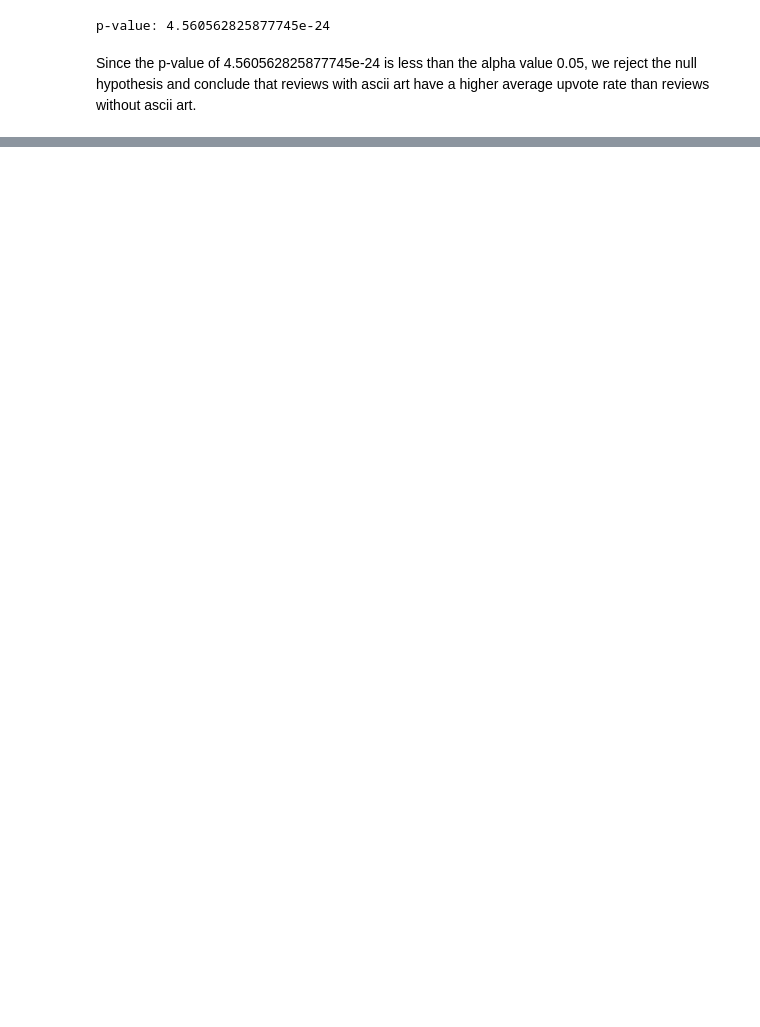
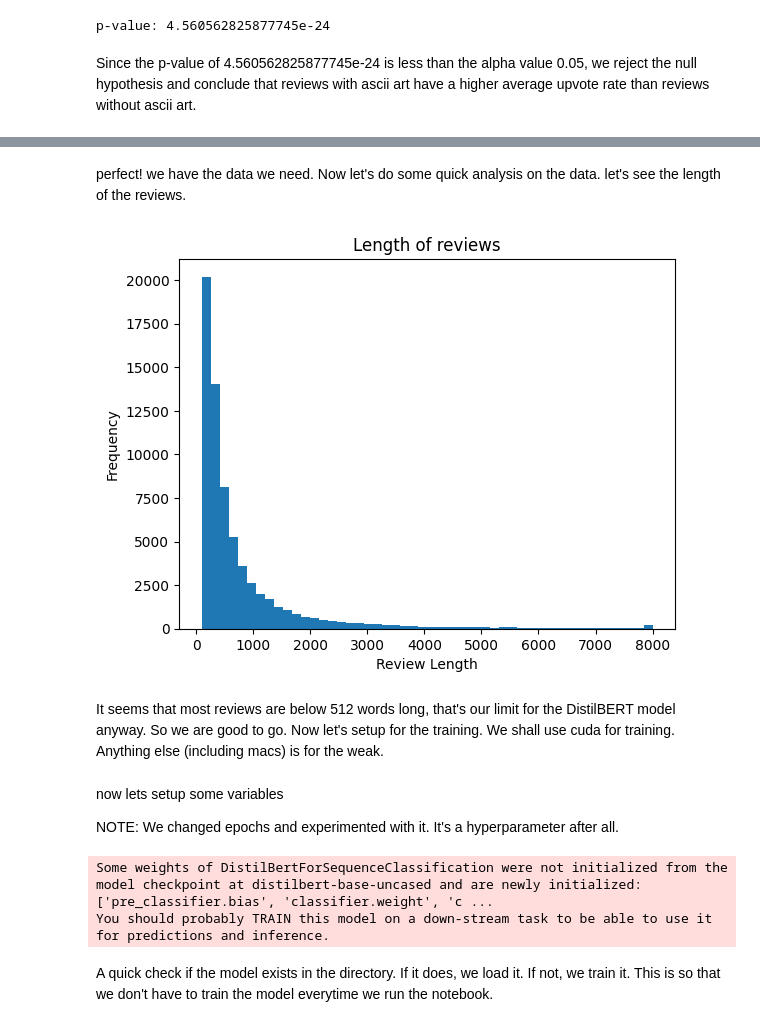
Before and after one commit to Loldude0/CMSC320-cyberpunk, a Jupyter notebook: exploration.ipynb, the cells around one changed output, grey strips where cells are left out. Cells and saved outputs as stored; diff of their text form; code cells hidden in the pictures; blank space fills up the shorter version.

Commit message:
model

```diff
--- a/exploration.ipynb
+++ b/exploration.ipynb
@@ -262,0 +349,15 @@ plt.show()
+# %%
+df2 = df[['language', 'review', 'voted_up_for_game', 'hours_played', 'steam_purchase', 'has_ascii_art']]
+
+df2 = df2.dropna() #remove rows that have missing values
+df2 = df2[df2['review'] != ''] #remove rows that have empty strings because they are not useful
+df2 = df2[df2['hours_played'] > 25] #remove rows that have less than 25 hours played as theyre useless
+df2 = df2[df2['language'] == 'english'] #remove rows if language is not english in order to simplify the analysis
+df2 = df2[df2['steam_purchase'] == True] #remove troll reviews
+df2 = df2[df2['has_ascii_art'] == False] #we're not here to analyze ascii art but to analyze the reviews
+df2 = df2[df2['review'].apply(lambda x: len(x.split()) > 25)] #remove rows that have less than 25 words as they are not useful
+df2 = df2[~df2['review'].str.contains('█')] #remove rows that have the block character as they are not useful
+df2 = df2[['review', 'voted_up_for_game']] #now keep only the columns that are useful for the model since we have removed the rest
+df2['voted_up_for_game'] = df2['voted_up_for_game'].map({True: 1, False: 0}) #we now map the boolean values to 1 and 0
+df2 = df2.dropna()
+df2 = df2.drop_duplicates()
@@ -262,0 +387,13 @@ plt.show()
+# %% [markdown]
+perfect! we have the data we need. Now let's do some quick analysis on the data. let's see the length of the reviews.
+# %%
+#plot length of reviews
+plt.hist(df2['review'].apply(len), bins=50)
+plt.xlabel('Review Length')
+plt.ylabel('Frequency')
+plt.title('Length of reviews')
+plt.show()
+# %% [output]
+[figure, added]
+# %% [markdown]
+It seems that most reviews are below 512 words long, that's our limit for the DistilBERT model anyway. So we are good to go. Now let's setup for the training. We shall use cuda for training. Anything else (including macs) is for the weak.
@@ -262,0 +402,19 @@ plt.show()
+# %% [markdown]
+now lets setup some variables
+
+NOTE: We changed epochs and experimented with it. It's a hyperparameter after all.
+# %%
+tokenizer = DistilBertTokenizer.from_pretrained("distilbert-base-uncased")
+model = DistilBertForSequenceClassification.from_pretrained('distilbert-base-uncased', num_labels=2).to(device)
+max_length = 512
+batch_size = 8
+optimizer = Adam(model.parameters(), lr=1e-5)
+scheduler = torch.optim.lr_scheduler.ReduceLROnPlateau(optimizer, mode='min', factor=0.1, patience=1, verbose=True)
+epochs = 2 #this has been changed, we have experimented with this
+training_loss = []
+validation_loss = []
+# %% [output]
+Some weights of DistilBertForSequenceClassification were not initialized from the model checkpoint at distilbert-base-uncased and are newly initialized: ['pre_classifier.bias', 'classifier.weight', 'c ...
+You should probably TRAIN this model on a down-stream task to be able to use it for predictions and inference.
+# %% [markdown]
+A quick check if the model exists in the directory. If it does, we load it. If not, we train it. This is so that we don't have to train the model everytime we run the notebook.
```
Also changed, not shown: parts of 83 cells of this notebook, 1 other file.
